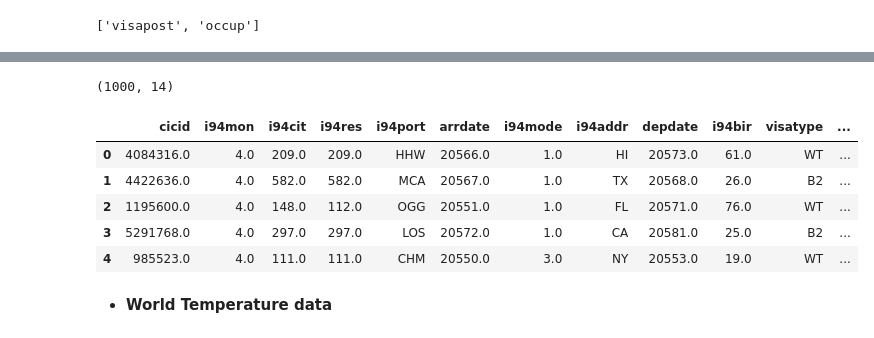
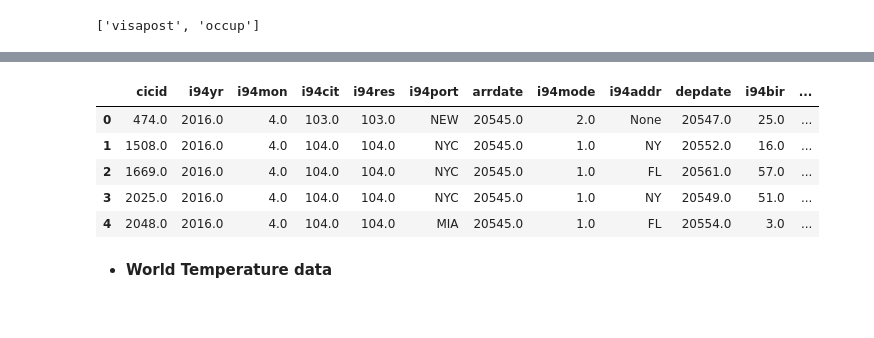
Before and after one commit to JcFreya/UD-DE-proj6-Capstone-Project, a Jupyter notebook: capstone-project.ipynb, the cells around one changed output, grey strips where cells are left out. Saved outputs shown, nothing was run; the diff lists cells and outputs as text; code cells hidden in the pictures.

```diff
--- a/capstone-project.ipynb
+++ b/capstone-project.ipynb
@@ -85,0 +84,4 @@ The project will be working with four datasets that resides in S3. The main data
+# %%
+# Read in the data here
+# I94 SAS Data
+df_immigration =spark.read.load('./sas_data')
@@ -88,7 +104,4 @@ The project will be working with four datasets that resides in S3. The main data
 
 # I94 SAS Data
 # fname = '../../data/18-83510-I94-Data-2016/i94_apr16_sub.sas7bdat'
-# df_immigration = pd.read_sas(fname, 'sas7bdat', encoding="ISO-8859-1")
-fname = 'immigration_data_sample.csv'
-df_immigration = pd.read_csv(fname)
-df_immigration.head()
+# df_immigration =spark.read.format('com.github.saurfang.sas.spark').load(fname)
@@ -102,6 +107,0 @@ df_immigration.head()
-# %%
-# Read in the data here
-
-# I94 SAS Data
-fname = '../../data/18-83510-I94-Data-2016/i94_apr16_sub.sas7bdat
-df_immigration =spark.read.format('com.github.saurfang.sas.spark').load(fname)
@@ -274,21 +286,19 @@ df_immigration_dropped = df_immigration_cols_dropped.drop_duplicates()
 
 # drop rows which have missing value in all columns
 df_immigration_dropped = df_immigration_dropped.dropna(how='all')
-
-# check shape of processed dataframe
-df_immigration_dropped.shape
-# %% [output]
-(1000, 14)
+# %%
+# test pipeline function
+df_immigration_dropped = clean_data.clean_immigration_data(df_immigration)
 # %%
 # quick view on processed data
-df_immigration_dropped.head()
+df_immigration_dropped.limit(5).toPandas()
 # %% [output]
-|  | cicid | i94mon | i94cit | i94res | i94port | arrdate | i94mode | i94addr | depdate | i94bir | visatype | ... |
-| 0 | 4084316.0 | 4.0 | 209.0 | 209.0 | HHW | 20566.0 | 1.0 | HI | 20573.0 | 61.0 | WT | ... |
-| 1 | 4422636.0 | 4.0 | 582.0 | 582.0 | MCA | 20567.0 | 1.0 | TX | 20568.0 | 26.0 | B2 | ... |
-| 2 | 1195600.0 | 4.0 | 148.0 | 112.0 | OGG | 20551.0 | 1.0 | FL | 20571.0 | 76.0 | WT | ... |
-| 3 | 5291768.0 | 4.0 | 297.0 | 297.0 | LOS | 20572.0 | 1.0 | CA | 20581.0 | 25.0 | B2 | ... |
-| 4 | 985523.0 | 4.0 | 111.0 | 111.0 | CHM | 20550.0 | 3.0 | NY | 20553.0 | 19.0 | WT | ... |
+|  | cicid | i94yr | i94mon | i94cit | i94res | i94port | arrdate | i94mode | i94addr | depdate | i94bir | ... |
+| 0 | 474.0 | 2016.0 | 4.0 | 103.0 | 103.0 | NEW | 20545.0 | 2.0 | None | 20547.0 | 25.0 | ... |
+| 1 | 1508.0 | 2016.0 | 4.0 | 104.0 | 104.0 | NYC | 20545.0 | 1.0 | NY | 20552.0 | 16.0 | ... |
+| 2 | 1669.0 | 2016.0 | 4.0 | 104.0 | 104.0 | NYC | 20545.0 | 1.0 | FL | 20561.0 | 57.0 | ... |
+| 3 | 2025.0 | 2016.0 | 4.0 | 104.0 | 104.0 | NYC | 20545.0 | 1.0 | NY | 20549.0 | 51.0 | ... |
+| 4 | 2048.0 | 2016.0 | 4.0 | 104.0 | 104.0 | MIA | 20545.0 | 1.0 | FL | 20554.0 | 3.0 | ... |
 # %% [markdown]
 - __World Temperature data__
 # %%
```
Also changed, not shown: parts of 84 cells of this notebook, 10 other files.
